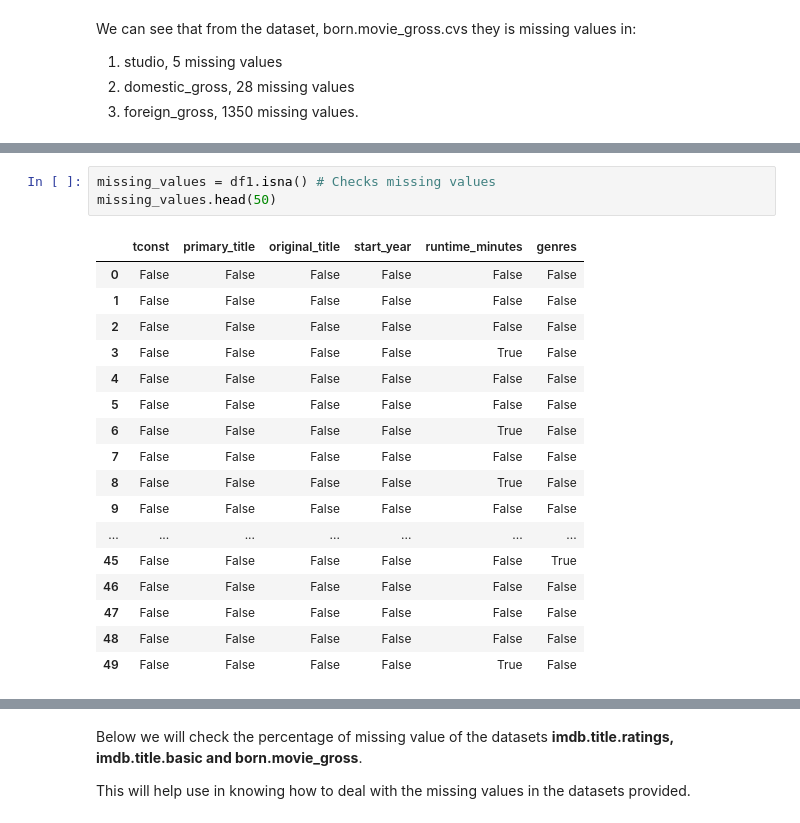
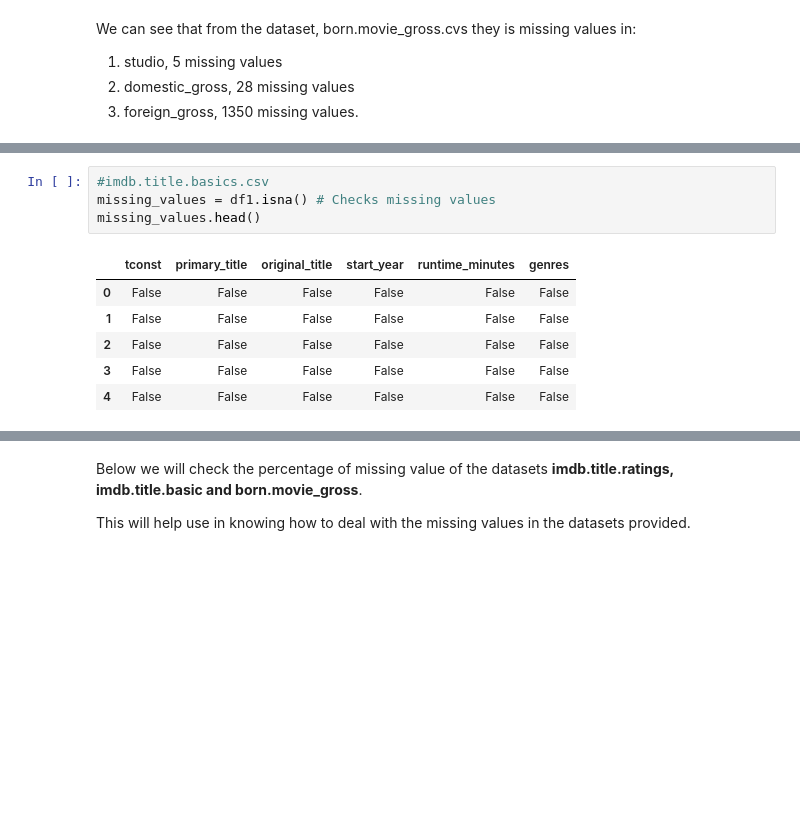
Before and after one commit to Rgmoogachiri/dsc-phase-1-project, a Jupyter notebook: student.ipynb, the cells around one changed output, grey strips where cells are left out. Saved outputs shown, nothing was run; the diff lists cells and outputs as text; blank space fills up the shorter version.

```diff
--- a/student.ipynb
+++ b/student.ipynb
@@ -269,21 +469,11 @@ missing_values.head(50)
 # %%
+#imdb.title.basics.csv
 missing_values = df1.isna() # Checks missing values
-missing_values.head(50)
+missing_values.head()
 # %% [output]
 |  | tconst | primary_title | original_title | start_year | runtime_minutes | genres |
 | 0 | False | False | False | False | False | False |
 | 1 | False | False | False | False | False | False |
 | 2 | False | False | False | False | False | False |
-| 3 | False | False | False | False | True | False |
+| 3 | False | False | False | False | False | False |
 | 4 | False | False | False | False | False | False |
-| 5 | False | False | False | False | False | False |
-| 6 | False | False | False | False | True | False |
-| 7 | False | False | False | False | False | False |
-| 8 | False | False | False | False | True | False |
-| 9 | False | False | False | False | False | False |
-| ... | ... | ... | ... | ... | ... | ... |
-| 45 | False | False | False | False | False | True |
-| 46 | False | False | False | False | False | False |
-| 47 | False | False | False | False | False | False |
-| 48 | False | False | False | False | False | False |
-| 49 | False | False | False | False | True | False |
```
Also changed, not shown: parts of 75 cells of this notebook.
